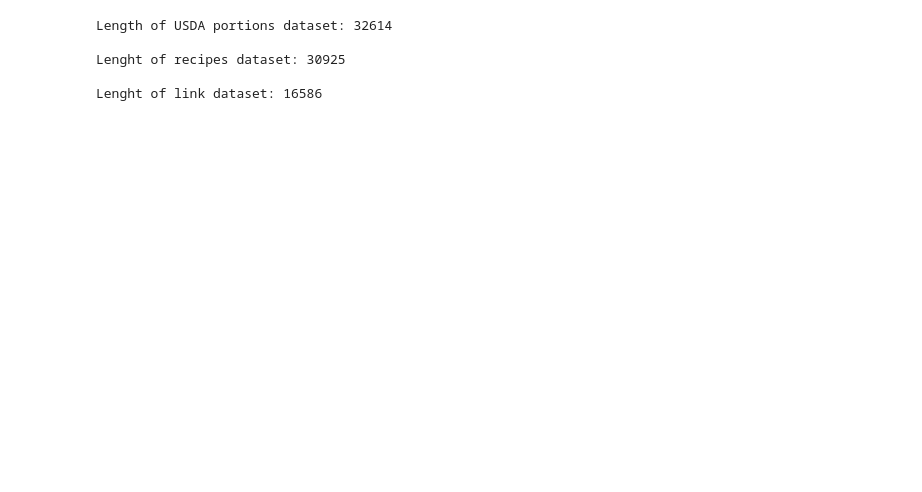
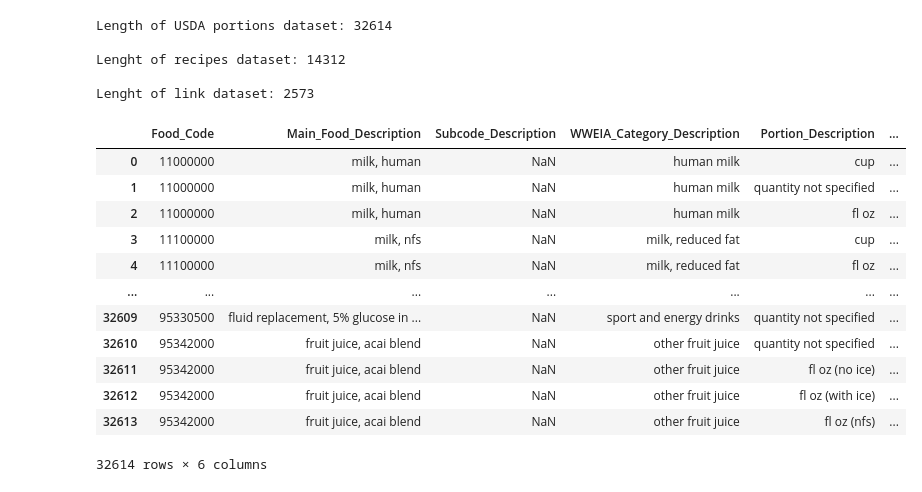
Before and after one commit to AlfaSquaD/entity_linking, a Jupyter notebook: notebook/main_ingr.ipynb, the cells around one changed output. Saved outputs shown, nothing was run; the diff lists cells and outputs as text; code cells hidden in the pictures; blank space fills up the shorter version.

Commit message:
main_ingr.ipynb refactored

```diff
--- a/notebook/main_ingr.ipynb
+++ b/notebook/main_ingr.ipynb
@@ -7,19 +9,19 @@ from tqdm import tqdm
 # %%
 # Get datasets.
-grams = pd.read_csv("grams.csv")
+grams = pd.read_csv("../data/grams.csv")
 print("Length of USDA portions dataset:", len(grams))
 print("")
 
-ingr = pd.read_csv("ingr.csv")
+ingr = pd.read_csv("../data/recipes_candidate_freq10.csv")
 print("Lenght of recipes dataset:", len(ingr))
 print("")
 
-link = pd.read_csv("tlink.csv")
+link = pd.read_csv("../data/linked_df.csv")
 print("Lenght of link dataset:", len(link))
 print("")
 # %% [output]
 Length of USDA portions dataset: 32614
 
-Lenght of recipes dataset: 30925
+Lenght of recipes dataset: 14312
 
-Lenght of link dataset: 16586
+Lenght of link dataset: 2573
@@ -179,0 +28,16 @@ ingr.to_csv("grammage.csv", encoding='utf-8', index=False)
+# %%
+grams
+# %% [output]
+|  | Food_Code | Main_Food_Description | Subcode_Description | WWEIA_Category_Description | Portion_Description | ... |
+| 0 | 11000000 | milk, human | NaN | human milk | cup | ... |
+| 1 | 11000000 | milk, human | NaN | human milk | quantity not specified | ... |
+| 2 | 11000000 | milk, human | NaN | human milk | fl oz | ... |
+| 3 | 11100000 | milk, nfs | NaN | milk, reduced fat | cup | ... |
+| 4 | 11100000 | milk, nfs | NaN | milk, reduced fat | fl oz | ... |
+| ... | ... | ... | ... | ... | ... | ... |
+| 32609 | 95330500 | fluid replacement, 5% glucose in ... | NaN | sport and energy drinks | quantity not specified | ... |
+| 32610 | 95342000 | fruit juice, acai blend | NaN | other fruit juice | quantity not specified | ... |
+| 32611 | 95342000 | fruit juice, acai blend | NaN | other fruit juice | fl oz (no ice) | ... |
+| 32612 | 95342000 | fruit juice, acai blend | NaN | other fruit juice | fl oz (with ice) | ... |
+| 32613 | 95342000 | fruit juice, acai blend | NaN | other fruit juice | fl oz (nfs) | ... |
+32614 rows × 6 columns
```
Also changed, not shown: parts of 19 cells of this notebook, 7 other files.
